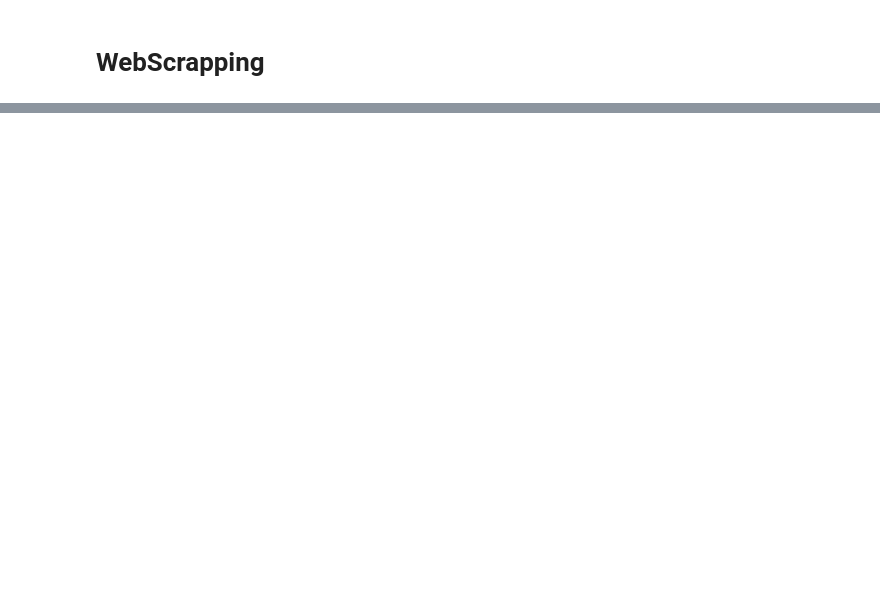
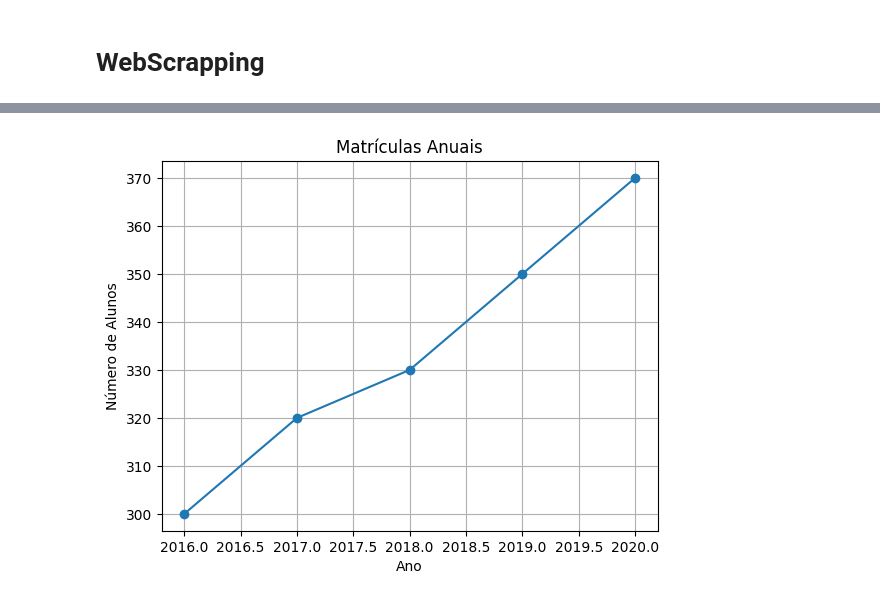
Before and after one commit to gabrielesperanca2002/Projetos_variados, a Jupyter notebook: Aula_Python.ipynb, the cells around one changed output, grey strips where cells are left out. Drawn from its saved outputs; the diff is of its cells as text; code cells hidden in the pictures; blank space fills up the shorter version.

```diff
--- a/Aula_Python.ipynb
+++ b/Aula_Python.ipynb
@@ -1756,0 +2283,30 @@ Bidu Está sentado.
+# %%
+# Criar um gráfico de linha que mostre o número de alunos matriculados em uma escola nos anos de 2016 a 2020
+# Usando os Dados Fictícios: [300,320,330,350,370]
+
+# Importar o MatPlotLib
+
+import matplotlib.pyplot as plt
+
+# Dados para o gráfico
+
+anos = list(range(2016, 2021))
+
+alunos = [300,320,330,350,370]
+
+# Criando o Gráfico de Linhas
+
+plt.plot(anos, alunos, marker='o')
+
+# Colocar os Tpitulos
+plt.title("Matrículas Anuais")
+
+plt.xlabel("Ano")
+
+plt.ylabel("Número de Alunos")
+
+# Exibindo o Gráfico
+plt.grid(True)
+plt.show()
+# %% [output]
+[figure, added]
```
Also changed, not shown: parts of 52 cells of this notebook.
